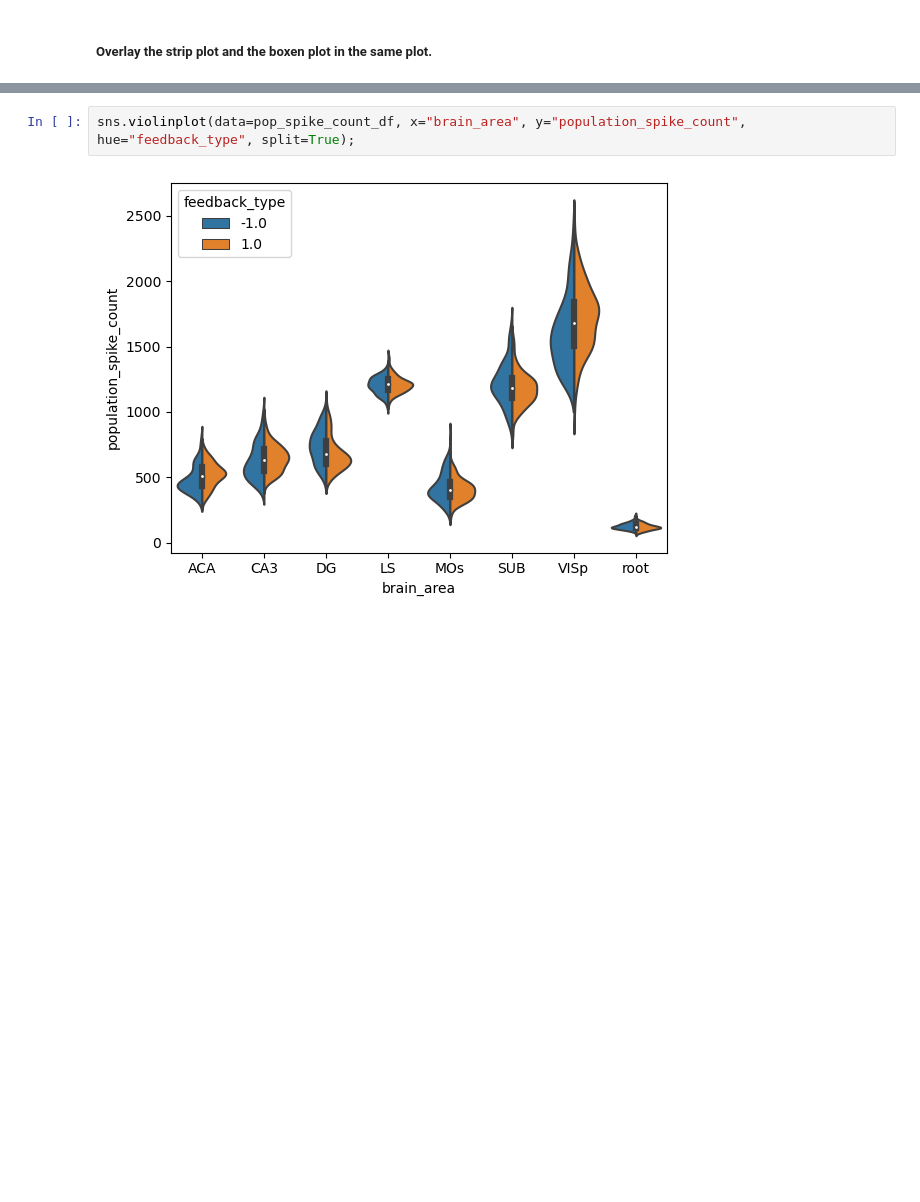
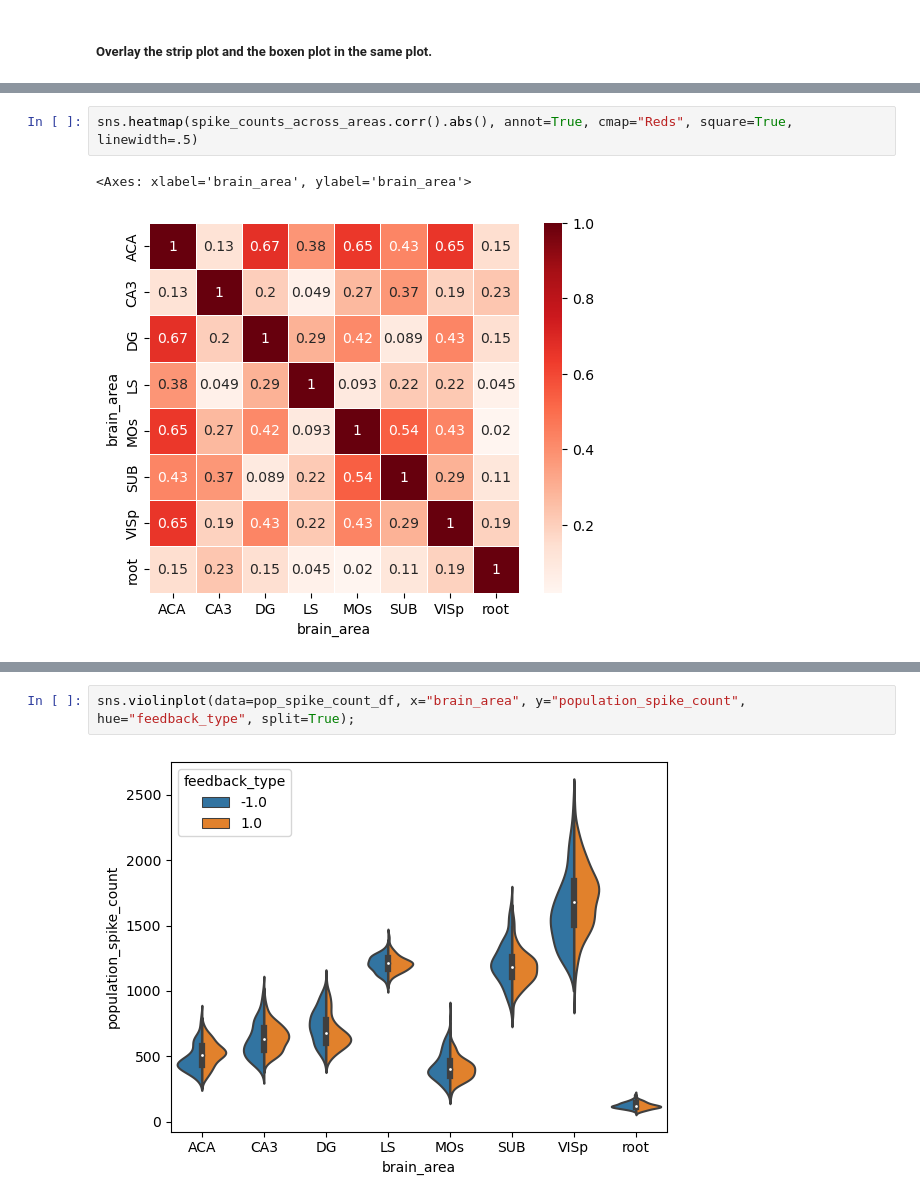
Before and after one commit to ibehave-ibots/iBOTS-Tools, a Jupyter notebook: workshops/python-workshop-1/exercises/mo/2.spike_count.ipynb, the cells around one changed output, grey strips where cells are left out. Cells and saved outputs as stored; diff of their text form; blank space fills up the shorter version.

```diff
--- a/workshops/python-workshop-1/exercises/mo/2.spike_count.ipynb
+++ b/workshops/python-workshop-1/exercises/mo/2.spike_count.ipynb
@@ -210,0 +270,5 @@ ax = sns.boxenplot(data=pop_spike_count_df, x="brain_area", y="population_spike_
+# %%
+sns.heatmap(spike_counts_across_areas.corr().abs(), annot=True, cmap="Reds", square=True, linewidth=.5)
+# %% [output]
+<Axes: xlabel='brain_area', ylabel='brain_area'>
+[figure, added]
```
Also changed, not shown: parts of 37 cells of this notebook.
